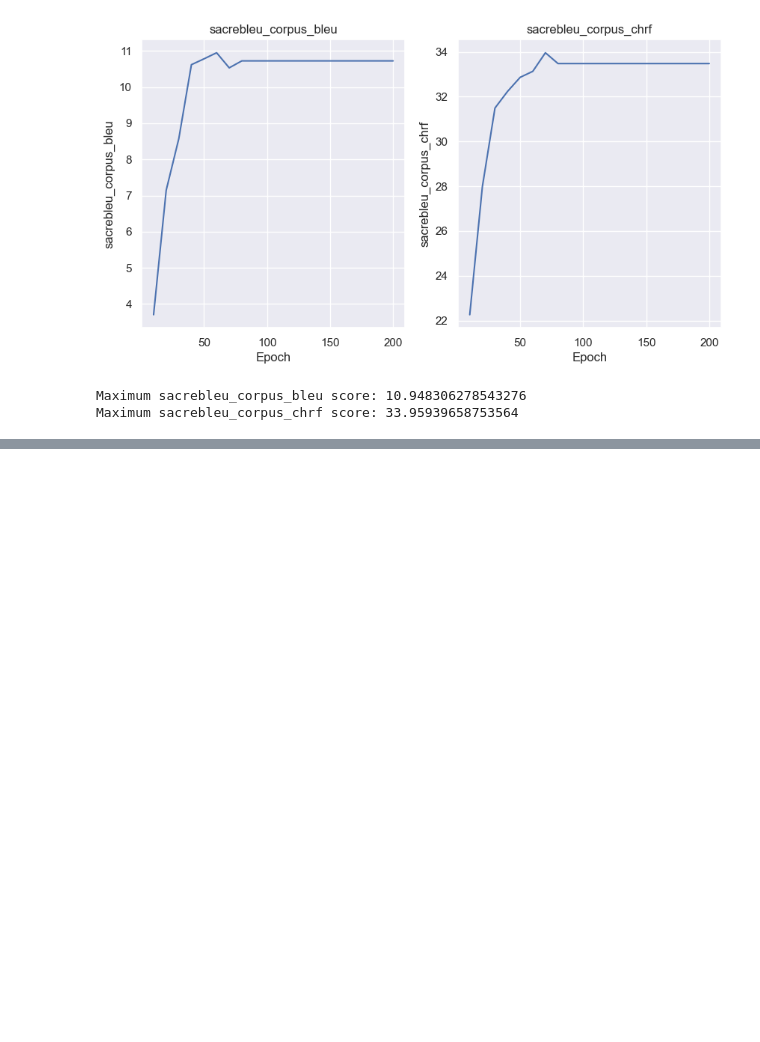
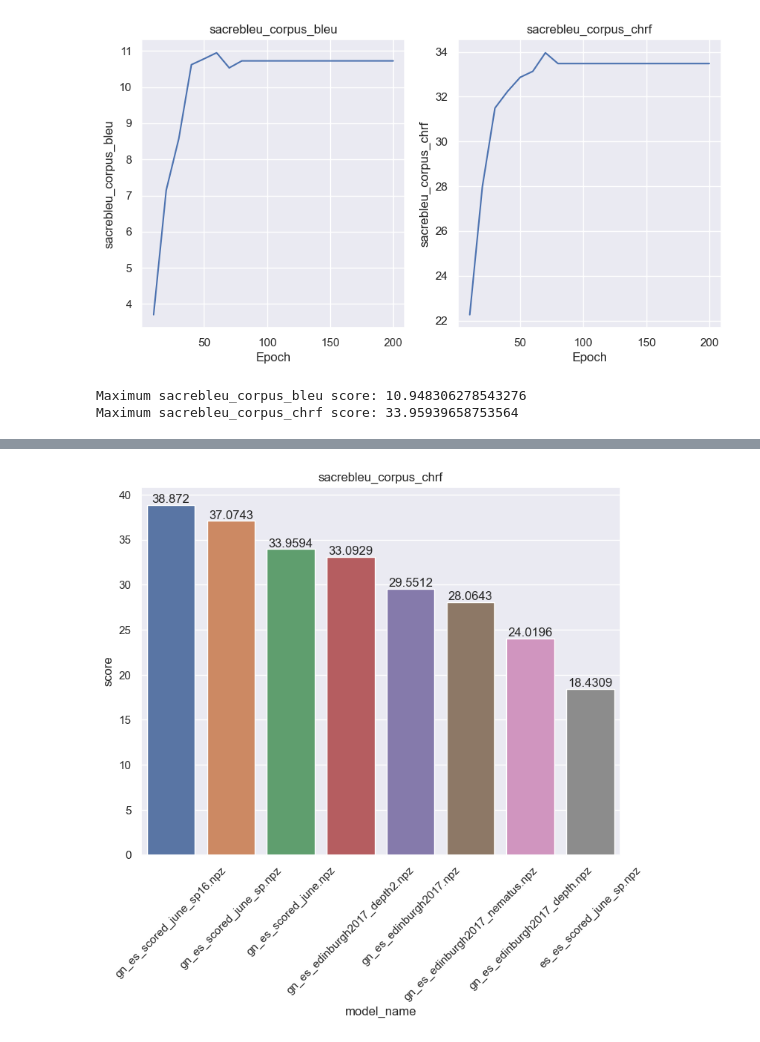
Before and after one commit to baladon-lucas-pardinas/NMT-Translation-gn-es, a Jupyter notebook: notebooks/metric_evaluation.ipynb, the cells around one changed output, grey strips where cells are left out. Cells and saved outputs as stored; diff of their text form; code cells hidden in the pictures; blank space fills up the shorter version.

```diff
--- a/notebooks/metric_evaluation.ipynb
+++ b/notebooks/metric_evaluation.ipynb
@@ -56,0 +94,4 @@ Maximum sacrebleu_corpus_chrf score: 33.95939658753564
+# %%
+plots.plot_max_score_by_model(results_df, metric='sacrebleu_corpus_chrf');
+# %% [output]
+[figure, added]
```
Also changed, not shown: parts of 13 cells of this notebook, 22 other files.
